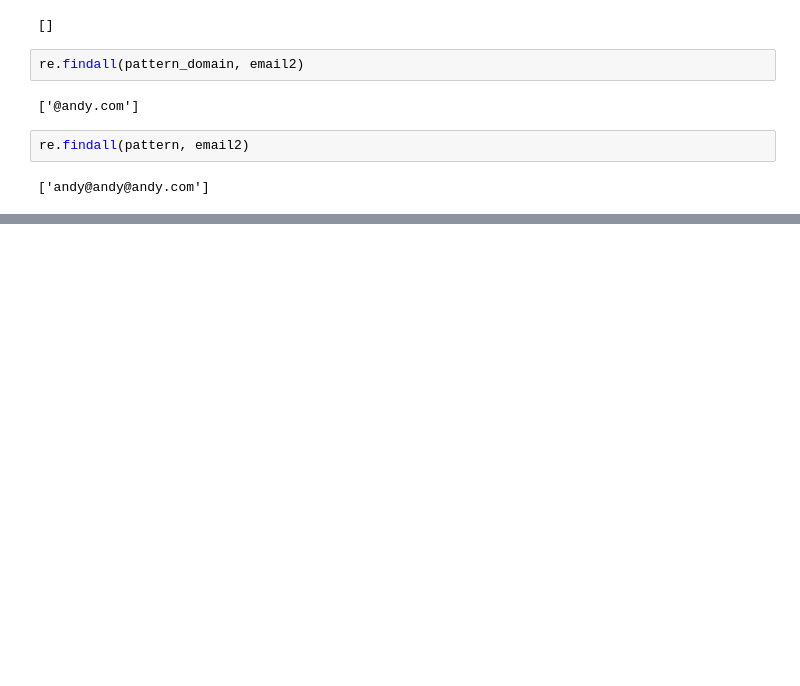
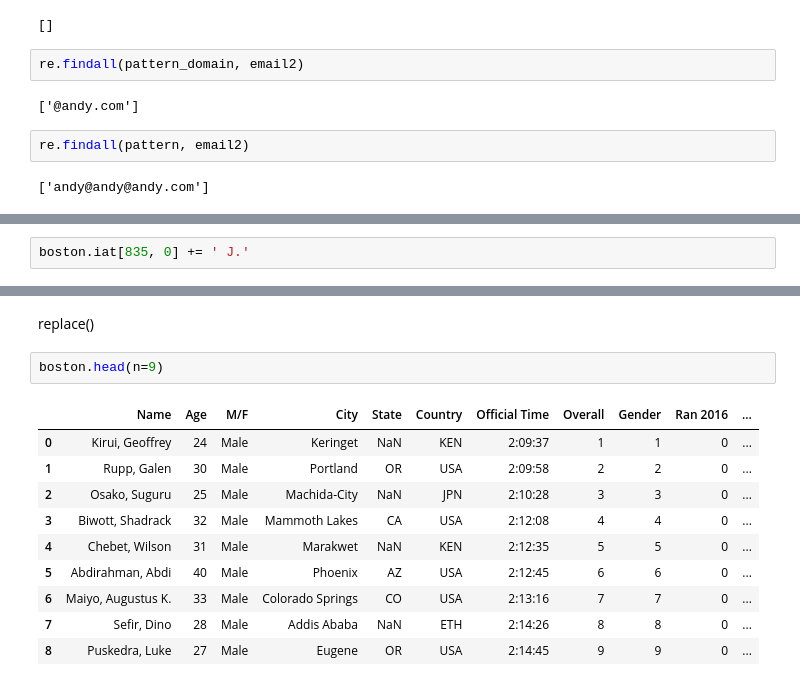
Before and after one commit to TomaszBury/The-ultimate-pandas-bootcamp-advanced-python-data-analysis, a Jupyter notebook: section_11/regex_and_text_manipulation.ipynb, the cells around one changed output, grey strips where cells are left out. Cells and saved outputs as stored; diff of their text form; blank space fills up the shorter version.

```diff
--- a/section_11/regex_and_text_manipulation.ipynb
+++ b/section_11/regex_and_text_manipulation.ipynb
@@ -1995,0 +2051,2 @@ re.findall(pattern, email2)
+# %%
+boston.iat[835, 0] += ' J.'
@@ -1995,0 +2177,15 @@ re.findall(pattern, email2)
+# %% [markdown]
+replace()
+# %%
+boston.head(n=9)
+# %% [output]
+|  | Name | Age | M/F | City | State | Country | Official Time | Overall | Gender | Ran 2016 | ... |
+| 0 | Kirui, Geoffrey | 24 | Male | Keringet | NaN | KEN | 2:09:37 | 1 | 1 | 0 | ... |
+| 1 | Rupp, Galen | 30 | Male | Portland | OR | USA | 2:09:58 | 2 | 2 | 0 | ... |
+| 2 | Osako, Suguru | 25 | Male | Machida-City | NaN | JPN | 2:10:28 | 3 | 3 | 0 | ... |
+| 3 | Biwott, Shadrack | 32 | Male | Mammoth Lakes | CA | USA | 2:12:08 | 4 | 4 | 0 | ... |
+| 4 | Chebet, Wilson | 31 | Male | Marakwet | NaN | KEN | 2:12:35 | 5 | 5 | 0 | ... |
+| 5 | Abdirahman, Abdi | 40 | Male | Phoenix | AZ | USA | 2:12:45 | 6 | 6 | 0 | ... |
+| 6 | Maiyo, Augustus K. | 33 | Male | Colorado Springs | CO | USA | 2:13:16 | 7 | 7 | 0 | ... |
+| 7 | Sefir, Dino | 28 | Male | Addis Ababa | NaN | ETH | 2:14:26 | 8 | 8 | 0 | ... |
+| 8 | Puskedra, Luke | 27 | Male | Eugene | OR | USA | 2:14:45 | 9 | 9 | 0 | ... |
```
Also changed, not shown: parts of 33 cells of this notebook.
